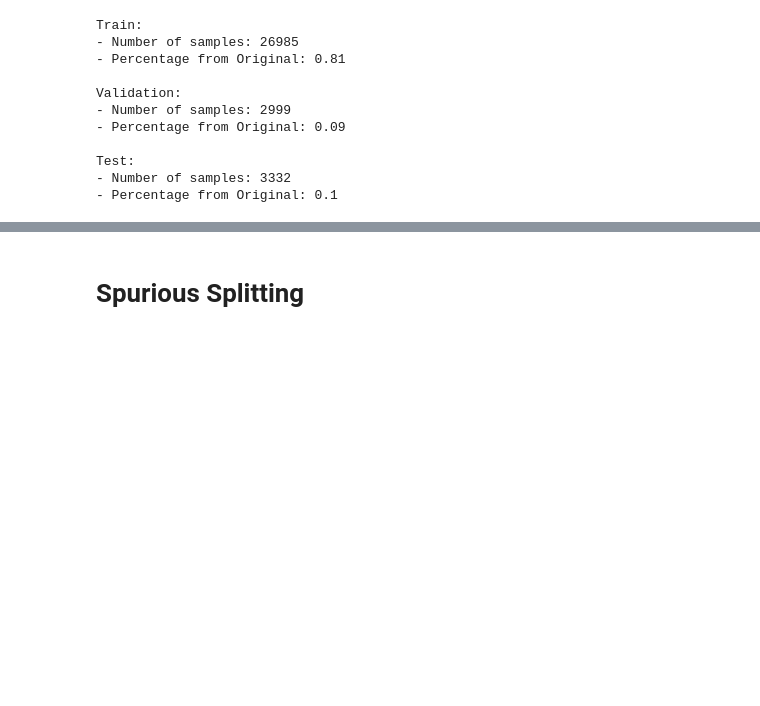
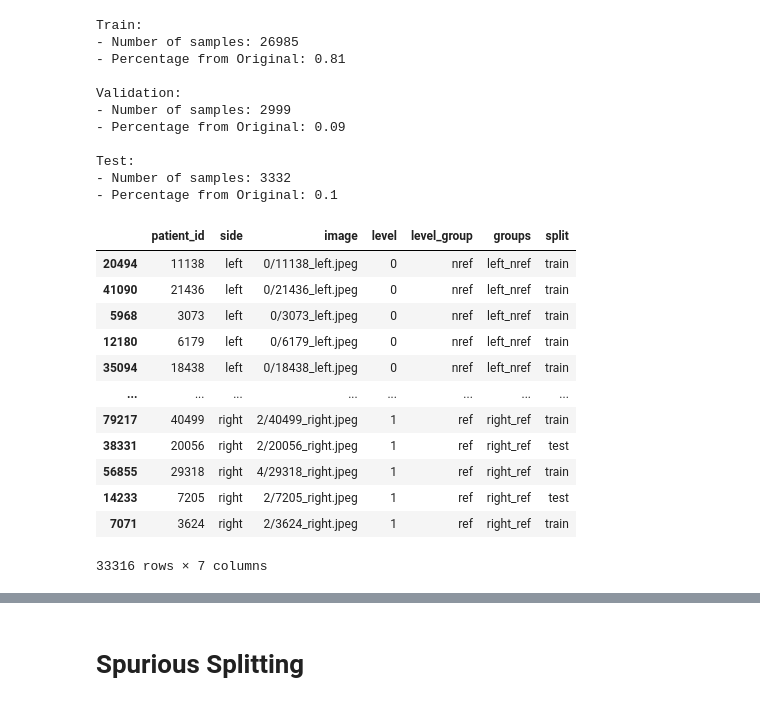
Before and after one commit to Daniel-Arayala/vit-spurious-robustness, a Jupyter notebook: notebooks/Binarization.ipynb, the cells around one changed output, grey strips where cells are left out. Cells and saved outputs as stored; diff of their text form; code cells hidden in the pictures; blank space fills up the shorter version.

```diff
--- a/notebooks/Binarization.ipynb
+++ b/notebooks/Binarization.ipynb
@@ -215,3 +232,19 @@ df_balanced_baseline.loc[df_balanced_baseline.index.isin(df_balanced_train.index
 df_balanced_baseline.loc[df_balanced_baseline.index.isin(df_balanced_val.index), 'split'] = 'val'
 # Test
 df_balanced_baseline.loc[df_balanced_baseline.index.isin(df_balanced_test.index), 'split'] = 'test'
+# %%
+df_balanced_baseline
+# %% [output]
+|  | patient_id | side | image | level | level_group | groups | split |
+| 20494 | 11138 | left | 0/11138_left.jpeg | 0 | nref | left_nref | train |
+| 41090 | 21436 | left | 0/21436_left.jpeg | 0 | nref | left_nref | train |
+| 5968 | 3073 | left | 0/3073_left.jpeg | 0 | nref | left_nref | train |
+| 12180 | 6179 | left | 0/6179_left.jpeg | 0 | nref | left_nref | train |
+| 35094 | 18438 | left | 0/18438_left.jpeg | 0 | nref | left_nref | train |
+| ... | ... | ... | ... | ... | ... | ... | ... |
+| 79217 | 40499 | right | 2/40499_right.jpeg | 1 | ref | right_ref | train |
+| 38331 | 20056 | right | 2/20056_right.jpeg | 1 | ref | right_ref | test |
+| 56855 | 29318 | right | 4/29318_right.jpeg | 1 | ref | right_ref | train |
+| 14233 | 7205 | right | 2/7205_right.jpeg | 1 | ref | right_ref | test |
+| 7071 | 3624 | right | 2/3624_right.jpeg | 1 | ref | right_ref | train |
+33316 rows × 7 columns
```
Also changed, not shown: parts of 9 cells of this notebook, 2 other files.
